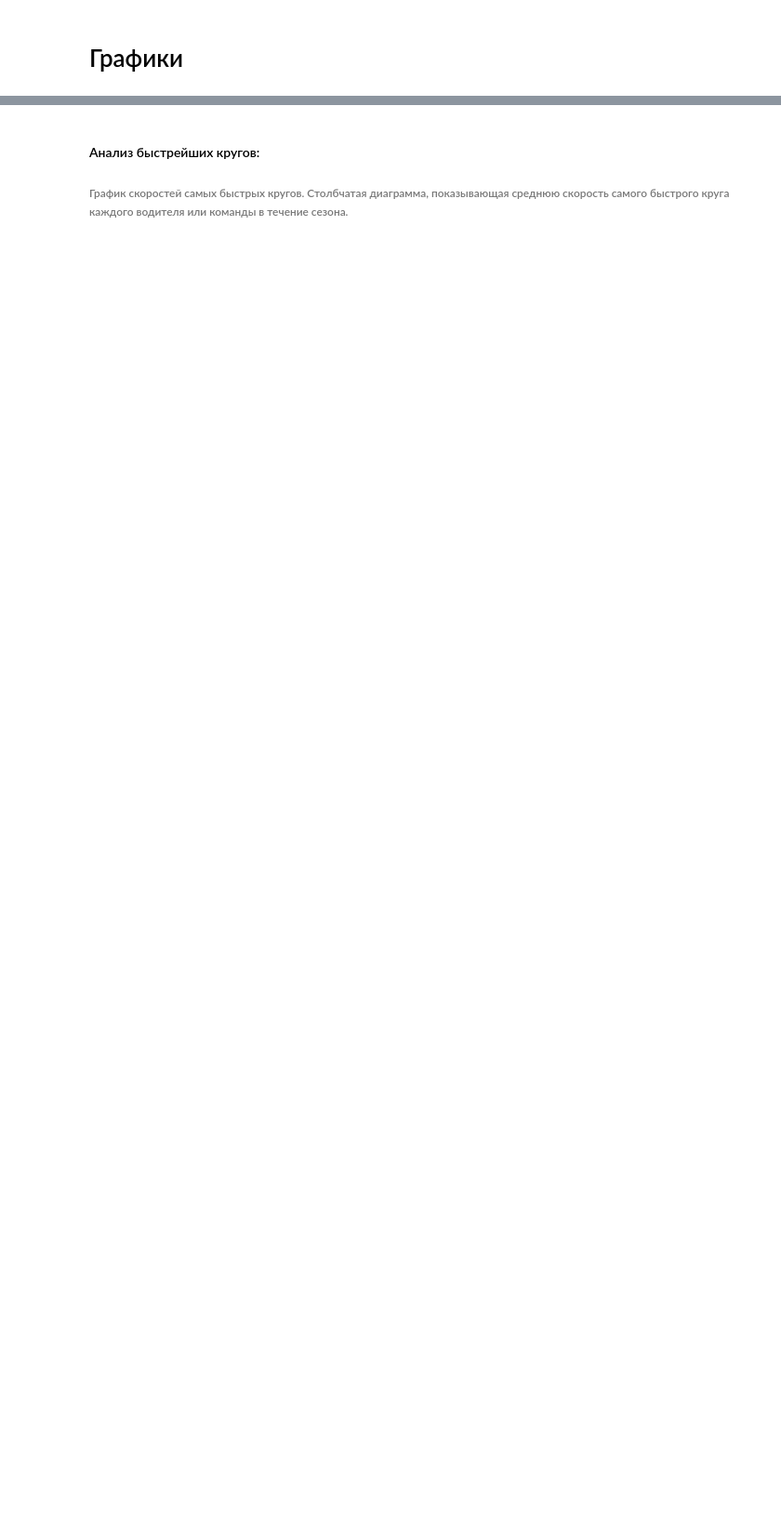
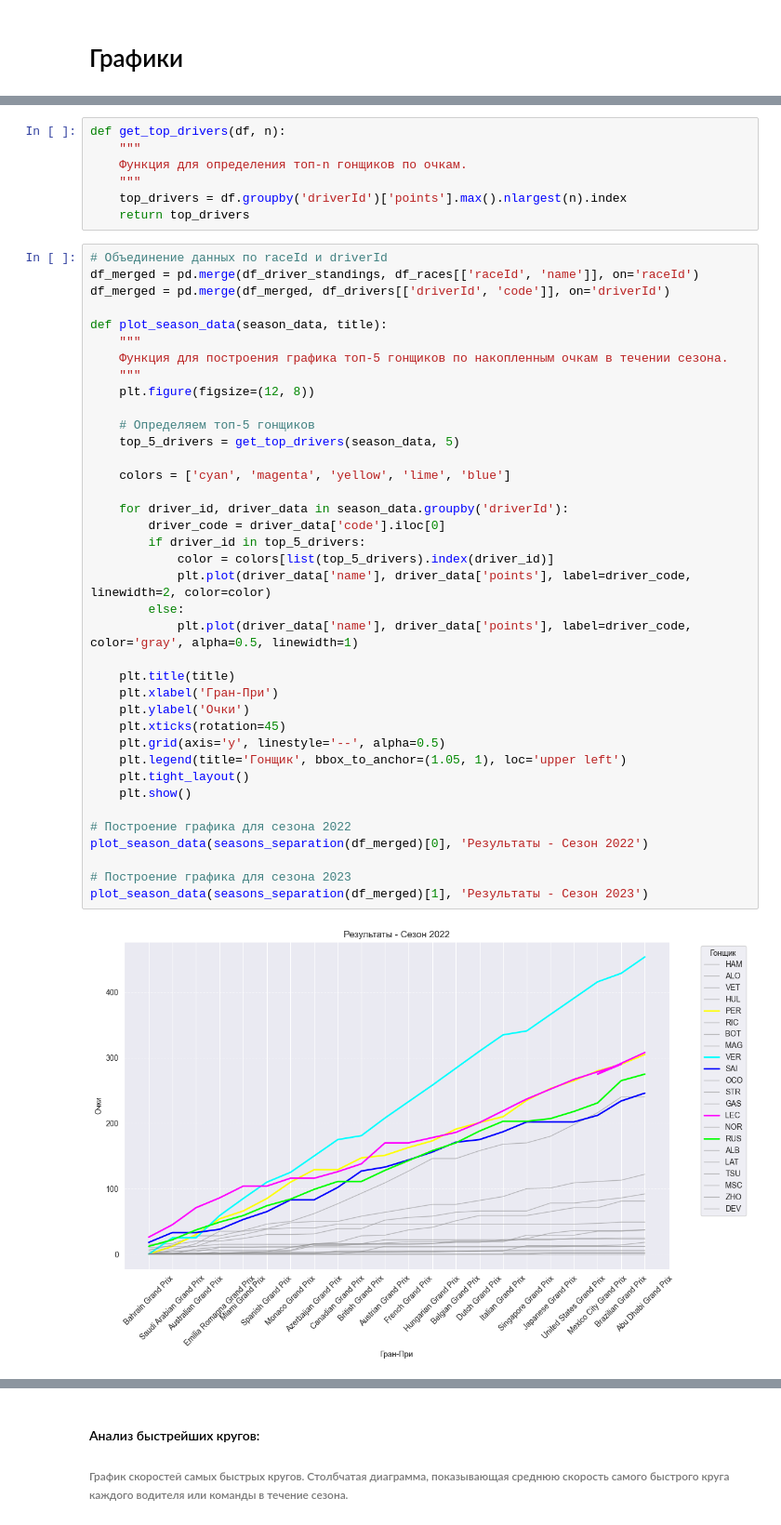
Before and after one commit to alexml8/F1-Analysis-Project, a Jupyter notebook: EDA_F1.ipynb, the cells around one changed output, grey strips where cells are left out. Shown at 93% size. Drawn from its saved outputs; the diff is of its cells as text; blank space fills up the shorter version.

```diff
--- a/EDA_F1.ipynb
+++ b/EDA_F1.ipynb
@@ -143,0 +140,47 @@ plt.show()
+# %%
+def get_top_drivers(df, n):
+    """
+    Функция для определения топ-n гонщиков по очкам.
+    """
+    top_drivers = df.groupby('driverId')['points'].max().nlargest(n).index
+    return top_drivers
+# %%
+# Объединение данных по raceId и driverId
+df_merged = pd.merge(df_driver_standings, df_races[['raceId', 'name']], on='raceId')
+df_merged = pd.merge(df_merged, df_drivers[['driverId', 'code']], on='driverId')
+
+def plot_season_data(season_data, title):
+    """
+    Функция для построения графика топ-5 гонщиков по накопленным очкам в течении сезона.
+    """
+    plt.figure(figsize=(12, 8))
+
+    # Определяем топ-5 гонщиков
+    top_5_drivers = get_top_drivers(season_data, 5)
+
+    colors = ['cyan', 'magenta', 'yellow', 'lime', 'blue']
+
+    for driver_id, driver_data in season_data.groupby('driverId'):
+        driver_code = driver_data['code'].iloc[0]
+        if driver_id in top_5_drivers:
+            color = colors[list(top_5_drivers).index(driver_id)]
+            plt.plot(driver_data['name'], driver_data['points'], label=driver_code, linewidth=2, color=color)
+        else:
+            plt.plot(driver_data['name'], driver_data['points'], label=driver_code, color='gray', alpha=0.5, linewidth=1)
+
+    plt.title(title)
+    plt.xlabel('Гран-При')
+    plt.ylabel('Очки')
+    plt.xticks(rotation=45)
+    plt.grid(axis='y', linestyle='--', alpha=0.5)
+    plt.legend(title='Гонщик', bbox_to_anchor=(1.05, 1), loc='upper left')
+    plt.tight_layout()
+    plt.show()
+
+# Построение графика для сезона 2022
+plot_season_data(seasons_separation(df_merged)[0], 'Результаты - Сезон 2022')
+
+# Построение графика для сезона 2023
+plot_season_data(seasons_separation(df_merged)[1], 'Результаты - Сезон 2023')
+# %% [output]
+[figure, added]
```
Also changed, not shown: parts of 71 cells of this notebook.
